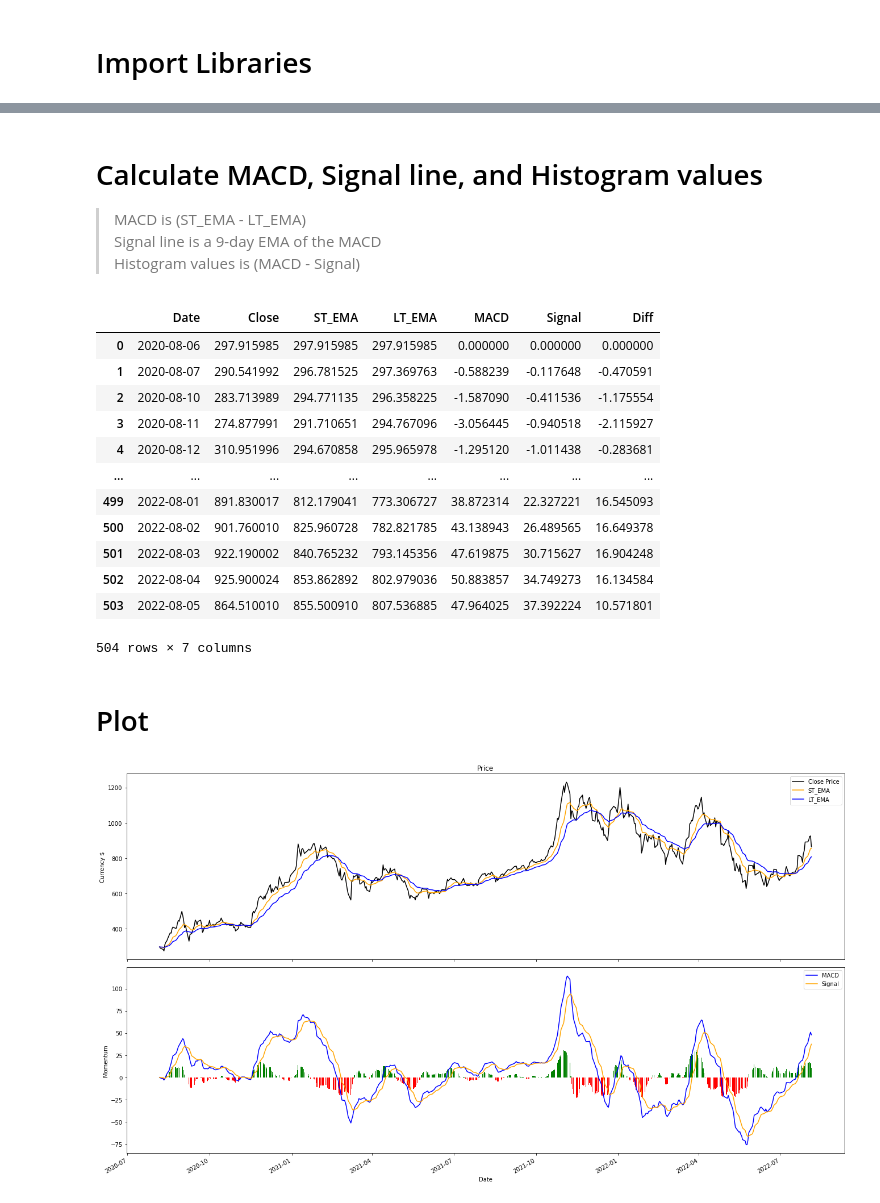
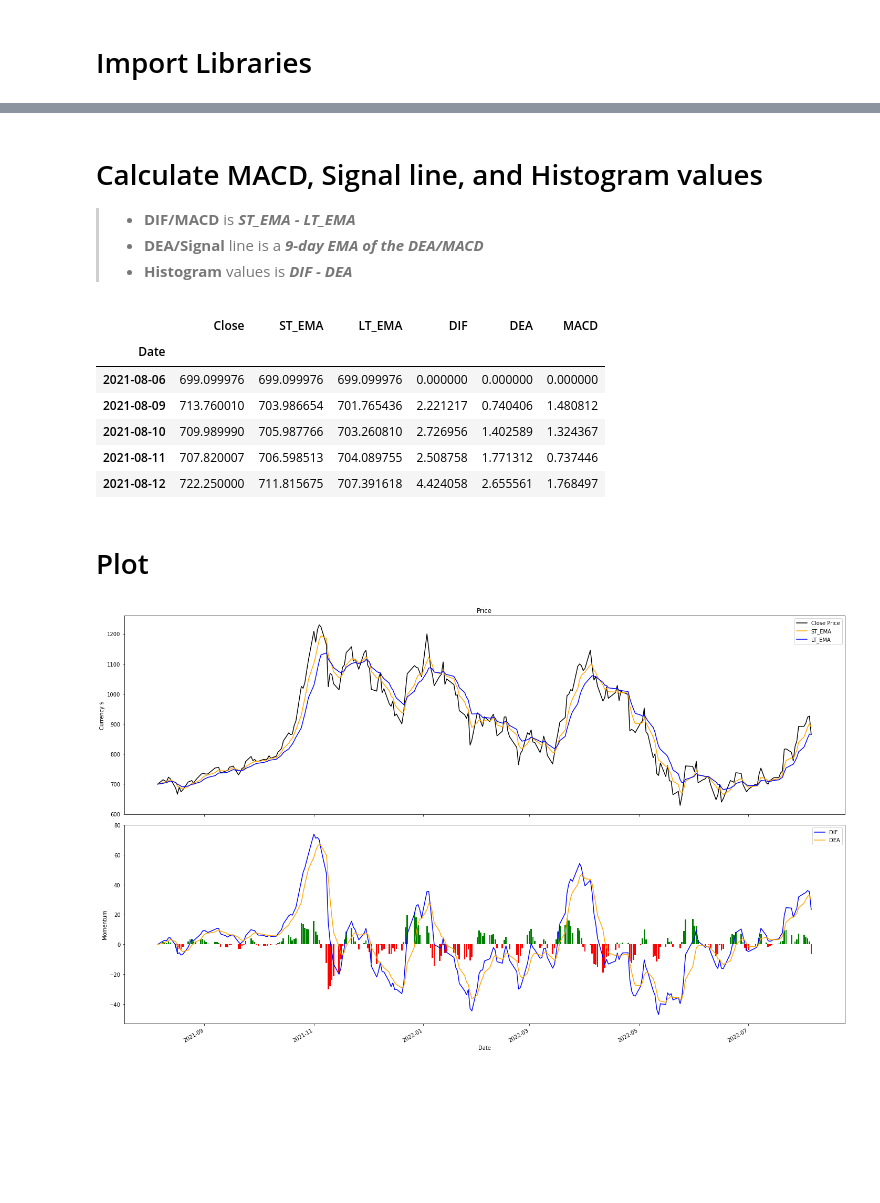
Before and after one commit to ShenChikai/Trading-Projects, a Jupyter notebook: MACD/MACD.ipynb, the cells around one changed output, grey strips where cells are left out. Drawn from its saved outputs; the diff is of its cells as text; code cells hidden in the pictures; blank space fills up the shorter version.

```diff
--- a/MACD/MACD.ipynb
+++ b/MACD/MACD.ipynb
@@ -25,7 +25,7 @@ warnings.simplefilter(action="ignore", category=SettingWithCopyWarning)
 stock_list = ['TSLA']
 stock_historical = yf.download(
     stock_list,
-    period="24mo",
+    period="12mo",
     interval="1d"
 )
 
@@ -64,7 +65,7 @@ smoothing = 2
 ######################################################################################
 
 # short term EMA (12-days EMA)
-ST_period = 12
+ST_period = 5
 ST_multiplier = smoothing / (1 + ST_period)
 ST_EMA = [init_EMA]
 
@@ -78,7 +79,7 @@ MACD_df['ST_EMA'] = ST_EMA
 ######################################################################################
 
 # long term EMA (12-days EMA)
-LT_period = 26
+LT_period = 10
 LT_multiplier = smoothing / (1 + LT_period)
 LT_EMA = [init_EMA]
 
@@ -97,6 +98,5 @@ display(MACD_df.head())
 # plot check
 MACD_df.set_index('Date', inplace=True)
 MACD_df.plot()
-MACD_df.reset_index(inplace=True)
 # %% [output]
 |  | Date | Close | ST_EMA | LT_EMA |
@@ -109,15 +110,16 @@ MACD_df.reset_index(inplace=True)
 # %% [markdown]
 # Calculate MACD, Signal line, and Histogram values
-> MACD is (ST_EMA - LT_EMA) <br>
-> Signal line is a 9-day EMA of the MACD <br>
-> Histogram values is (MACD - Signal)
+> - **DIF/MACD** is ***ST_EMA - LT_EMA***
+> - **DEA/Signal** line is a ***9-day EMA of the DEA/MACD***
+> - **Histogram** values is ***DIF - DEA***
 # %%
+MACD_df.reset_index(inplace=True)
 # MACD
-MACD_df['MACD'] = MACD_df['ST_EMA'] - MACD_df['LT_EMA']
+MACD_df['DIF'] = MACD_df['ST_EMA'] - MACD_df['LT_EMA']
 
 ################################################################################
 # Signal line
-Signal_period = 9
+Signal_period = 5
 Signal_multiplier = smoothing / (1 + Signal_period)
 Signal = [0] #The initial EMA for MACD is considered 0 here
 
@@ -125,60 +127,54 @@ for i in range(1, len(MACD_df['Close'])):
     # MACD is at column 4
     Signal.append( MACD_df.iloc[i,4]*Signal_multiplier + Signal[i-1]*(1-Signal_multiplier) )
 
-MACD_df['Signal'] = Signal
+MACD_df['DEA'] = Signal
 
 ################################################################################
 # Histogram
-MACD_df['Diff'] = MACD_df['MACD'] - MACD_df['Signal']
+MACD_df['MACD'] = (MACD_df['DIF'] - MACD_df['DEA'])
 
 # df check
-MACD_df
+MACD_df.set_index('Date', inplace=True)
+MACD_df.head()
 # %% [output]
-|  | Date | Close | ST_EMA | LT_EMA | MACD | Signal | Diff |
-| 0 | 2020-08-06 | 297.915985 | 297.915985 | 297.915985 | 0.000000 | 0.000000 | 0.000000 |
-| 1 | 2020-08-07 | 290.541992 | 296.781525 | 297.369763 | -0.588239 | -0.117648 | -0.470591 |
-| 2 | 2020-08-10 | 283.713989 | 294.771135 | 296.358225 | -1.587090 | -0.411536 | -1.175554 |
-| 3 | 2020-08-11 | 274.877991 | 291.710651 | 294.767096 | -3.056445 | -0.940518 | -2.115927 |
-| 4 | 2020-08-12 | 310.951996 | 294.670858 | 295.965978 | -1.295120 | -1.011438 | -0.283681 |
-| ... | ... | ... | ... | ... | ... | ... | ... |
-| 499 | 2022-08-01 | 891.830017 | 812.179041 | 773.306727 | 38.872314 | 22.327221 | 16.545093 |
-| 500 | 2022-08-02 | 901.760010 | 825.960728 | 782.821785 | 43.138943 | 26.489565 | 16.649378 |
-| 501 | 2022-08-03 | 922.190002 | 840.765232 | 793.145356 | 47.619875 | 30.715627 | 16.904248 |
-| 502 | 2022-08-04 | 925.900024 | 853.862892 | 802.979036 | 50.883857 | 34.749273 | 16.134584 |
-| 503 | 2022-08-05 | 864.510010 | 855.500910 | 807.536885 | 47.964025 | 37.392224 | 10.571801 |
+|  | Close | ST_EMA | LT_EMA | DIF | DEA | MACD |
+| Date |  |  |  |  |  |  |
+| 2021-08-06 | 699.099976 | 699.099976 | 699.099976 | 0.000000 | 0.000000 | 0.000000 |
+| 2021-08-09 | 713.760010 | 703.986654 | 701.765436 | 2.221217 | 0.740406 | 1.480812 |
+| 2021-08-10 | 709.989990 | 705.987766 | 703.260810 | 2.726956 | 1.402589 | 1.324367 |
+| 2021-08-11 | 707.820007 | 706.598513 | 704.089755 | 2.508758 | 1.771312 | 0.737446 |
+| 2021-08-12 | 722.250000 | 711.815675 | 707.391618 | 4.424058 | 2.655561 | 1.768497 |
-504 rows × 7 columns
 # %% [markdown]
 # Plot
 # %%
-MACD_df.set_index('Date', inplace=True)
 # 2row-1col graph with
 #    Price, ST/LT EMA at top
 #    and MACD, Signal, Hist at bottom
 fig, (ax1, ax2) = plt.subplots(nrows=2, ncols=1, sharex=True)
-fig.set_size_inches(18.5, 10.5)
+fig.set_size_inches(20, 12)
 
 ax1.plot(MACD_df.index, MACD_df.Close, color='black', label='Close Price')
 ax1.plot(MACD_df.index, MACD_df.ST_EMA, color='orange', label='ST_EMA')
 ax1.plot(MACD_df.index, MACD_df.LT_EMA, color='blue', label='LT_EMA')
 
-ax2.plot(MACD_df.index, MACD_df.MACD, color='blue', label='MACD')
-ax2.plot(MACD_df.index, MACD_df.Signal, color='orange', label='Signal')
-MACD_df['positive'] = MACD_df['Diff'] > 0 # dummy column to separate colors
-ax2.bar(MACD_df.index, MACD_df.Diff, color=MACD_df.positive.map({True: 'green', False: 'red'}))
+ax2.plot(MACD_df.index, MACD_df.DIF, color='blue', label='DIF')
+ax2.plot(MACD_df.index, MACD_df.DEA, color='orange', label='DEA')
+MACD_df['positive'] = MACD_df['MACD'] > 0 # dummy column to separate colors
+ax2.bar(MACD_df.index, MACD_df.MACD, color=MACD_df.positive.map({True: 'green', False: 'red'}))
 
 ax1.legend()
 ax1.set_title('Price')
 ax1.set_ylabel('Currency $')
 
 ax2.legend()
 ax2.set_xlabel('Date')
 ax2.set_ylabel('Momentum')
 
 fig.autofmt_xdate()
 
 plt.tight_layout()
 plt.show()
 fig.savefig('MACD.png')
 # %% [output]
-[figure, old version]
+[figure, new version]
 # %% [markdown]
```
Also changed, not shown: parts of 13 cells of this notebook, 3 other files.
